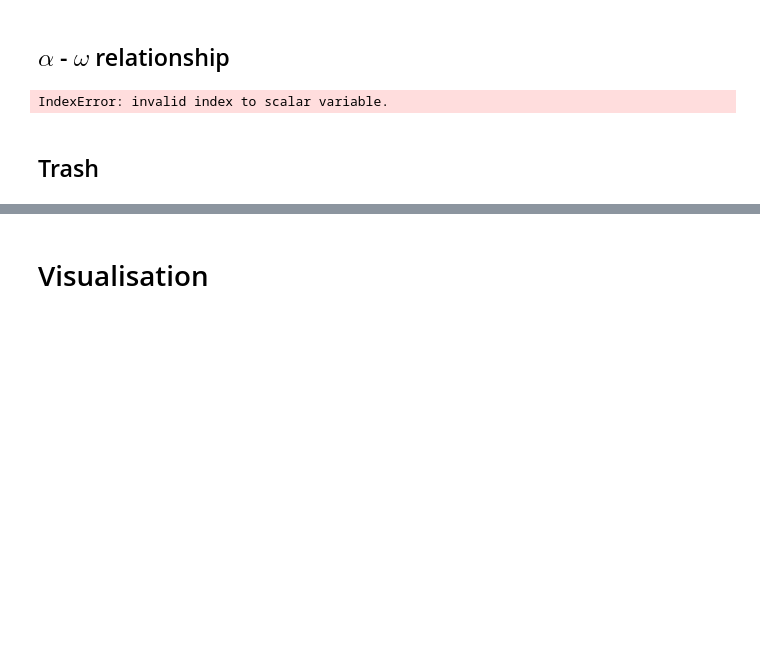
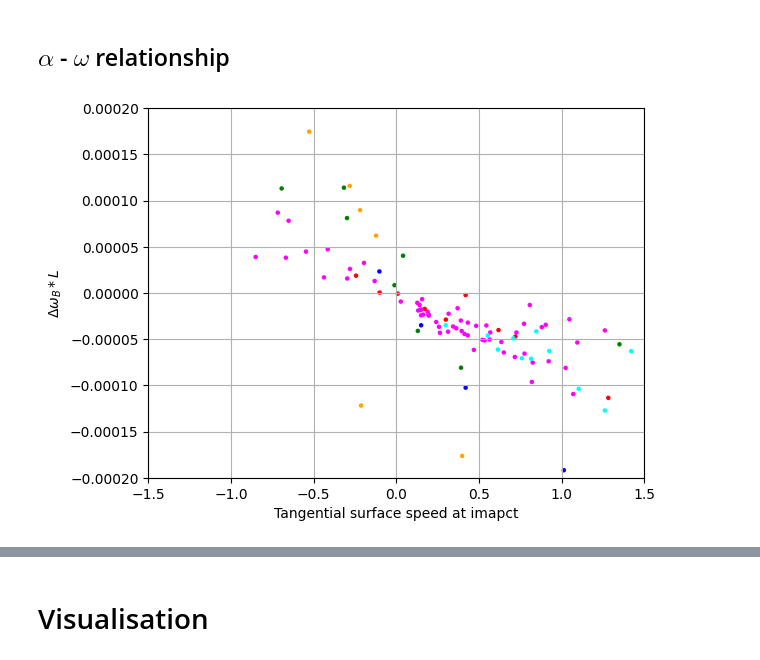
Before and after one commit to grufkork/exfys1, a Jupyter notebook: analysis.ipynb, the cells around one changed output, grey strips where cells are left out. Cells and saved outputs as stored; diff of their text form; code cells hidden in the pictures; blank space fills up the shorter version.

```diff
--- a/analysis.ipynb
+++ b/analysis.ipynb
@@ -8,6 +14,7 @@ RADIUS = 50
 MASSES = np.array([13.69, 22.87, 226, 27.946, 29.424, 43.2, 43.44, 16.95]) * 0.001
 RADII = np.array([49, 72, 99.4, 99, 99, 125, 125, 74]) * 0.001 / 2
 PUCKS = np.array([[0, 1], [0, 2], [3, 4], [5, 6], [1, 7], [1, 7]])
+MOMENTS_OF_INTERTIA = MASSES * RADII**2 / 2
 # %% [markdown]
 ### Import, process data
 # %%
@@ -144,7 +168,7 @@ angmoms = []
 for (i, (pos, vel)) in enumerate(zip(positions, velocities)):
     scenario = metadata[i][0]-1
 
-    moment_of_inertia = MASSES[PUCKS[scenario]] * RADII[PUCKS[scenario]]**2 / 2
+    moment_of_inertia = MOMENTS_OF_INTERTIA[PUCKS[scenario]] #MASSES[PUCKS[scenario]] * RADII[PUCKS[scenario]]**2 / 2
 
     angvel = vel[:,:,2]
 
@@ -210,28 +234,78 @@ for (linmom, angmom, impact_time) in zip(linmoms, angmoms, impact_times):
 # %% [markdown]
 ## $\alpha$ - $\omega$ relationship
 # %%
-for (pos, vel, impact_time, meta) in zip(positions[4:5], velocities[4:5], impact_times[4:5], metadata[4:5]):
+%matplotlib inline
+tangential_surface_velocities = []
+y = []
+impact_surface_velocities = []
+c = []
+
+colormap = ["red", "blue", "green", "orange", "magenta", "cyan"]
+
+for (pos, vel, impact_time, meta) in zip(positions, velocities, impact_times, metadata):
+# for (pos, vel, impact_time, meta) in zip(positions[4:5], velocities[4:5], impact_times[4:5], metadata[4:5]):
     # Velocities from puck B:s frame of referencef
-    scenario = meta[0]
+    scenario = meta[0]-1
 
-    avg_vel = np.average(vel[:impact_time - 5], axis = 0)
-    relative_vel = avg_vel[0]-avg_vel[1]
+    avg_vel_pre = np.average(vel[:impact_time - 5], axis = 0)
+    avg_vel_post = np.average(vel[impact_time + 5:], axis = 0)
+
+    relative_vel = avg_vel_pre[0]-avg_vel_pre[1]
+    relative_vel_post = avg_vel_post[0]-avg_vel_post[1]
     vel_angle = np.arctan2(relative_vel[1], relative_vel[0])
     relative_pos_at_impact = -(pos[impact_time,0]-pos[impact_time,1])
     contact_angle = np.arctan2(relative_pos_at_impact[1], relative_pos_at_impact[0])
 
-    draw_measurement(pos, 15)
 
-    plt.arrow(pos[impact_time,0,0], pos[impact_time, 0, 1], relative_pos_at_impact[0]/2, relative_pos_at_impact[1]/2, color="green")
-    plt.arrow(pos[impact_time,0,0], pos[impact_time, 0, 1], relative_vel[0]/100, relative_vel[1]/100, color="red")
-    plt.axis("equal")
+    momentumchange = (relative_vel_post - relative_vel) * MASSES[PUCKS[scenario][0]]
 
-    puck_a_surface_velocity = np.array([-np.sin(contact_angle), np.cos(contact_angle)]) * RADII[PUCKS[scenario][0]] * avg_vel[0][2] + relative_vel[0:2]
-    puck_b_surface_velocity = -np.array([-np.sin(contact_angle), np.cos(contact_angle)]) * RADII[PUCKS[scenario][1]] * avg_vel[1][2]
+    tangent = np.array([-np.sin(contact_angle), np.cos(contact_angle)])
+    normal = np.array([np.cos(contact_angle), np.sin(contact_angle)])
+
+
+    # draw_measurement(pos, 15)
+
+    # plt.arrow(pos[impact_time,0,0], pos[impact_time, 0, 1], relative_pos_at_impact[0]/2, relative_pos_at_impact[1]/2, color="green")
+    # plt.arrow(pos[impact_time,0,0], pos[impact_time, 0, 1], relative_vel[0]/100, relative_vel[1]/100, color="red")
+    # plt.axis("equal")
+
+    puck_a_surface_velocity = tangent * RADII[PUCKS[scenario][0]] * avg_vel_pre[0][2] + relative_vel[0:2]
+    puck_b_surface_velocity = -tangent * RADII[PUCKS[scenario][1]] * avg_vel_pre[1][2]
     relative_surface_velocity = puck_a_surface_velocity - puck_b_surface_velocity
 
+    impact_surface_velocities.append(relative_surface_velocity)
+
+    tangential = np.dot(tangent, relative_surface_velocity)
+    normal = np.dot([np.cos(contact_angle), np.sin(contact_angle)], relative_surface_velocity)
+
+    normalimpulse = np.dot(normal, momentumchange)
+
+    tangential_surface_velocities.append(tangential)# * np.linalg.norm(normalimpulse))
+    y.append((avg_vel_post[1,2] - avg_vel_pre[1,2]) * MOMENTS_OF_INTERTIA[PUCKS[scenario][1]] )
+
+    c.append(colormap[scenario])
+
     # print(vel_angle, contact_angle)
+
+plt.figure()
+plt.scatter(tangential_surface_velocities, y, c = c, s = 5)
+plt.xlabel("Tangential surface speed at imapct")
+plt.ylabel("$\\Delta\\omega_B * L$")
+plt.xlim((-1.5, 1.5))
+# plt.ylim((-0.2, 0.2))
+# plt.ylim((-0.005, 0.005))
+# plt.ylim((-0.000002, 0.000002))
+
+# plt.xlim((-0.05, 0.05))
+plt.ylim((-0.0002, 0.0002))
+
+plt.grid()
+
+for (i, (tangential_surface_velocity, y)) in enumerate(zip(tangential_surface_velocities, y)):
+    continue
+    # plt.text(x - 0.07, y- 0.1, str(metadata[i][0]) + "_" + str(metadata[i][1]), color="black")
+    plt.text(tangential_surface_velocity - 0.05, y+.2, str(i))
+
+plt.show()
 # %% [output]
-IndexError: invalid index to scalar variable.
+[figure, added]
-# %% [markdown]
-## Trash
```
Also changed, not shown: parts of 7 cells of this notebook.
